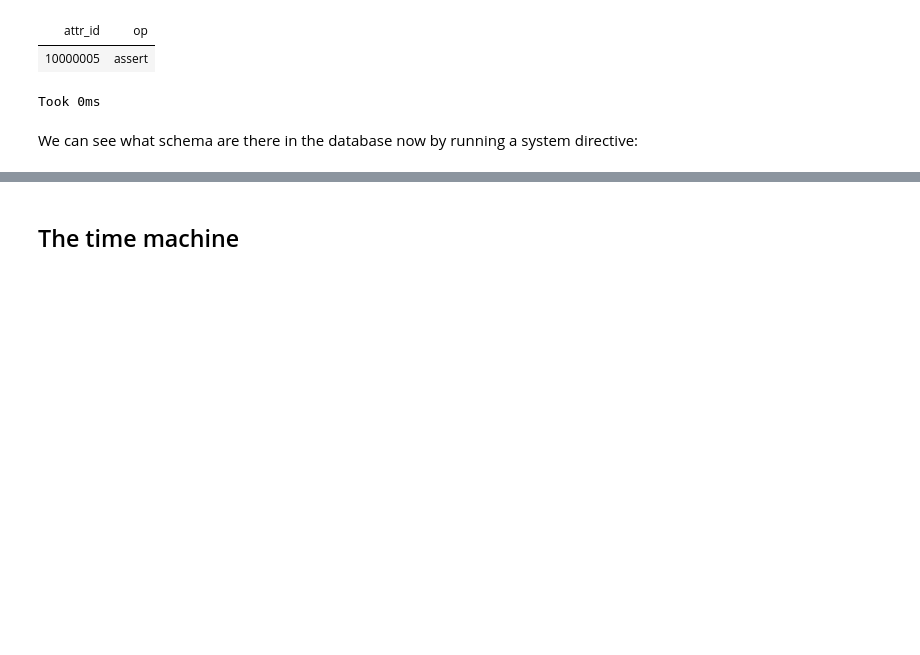
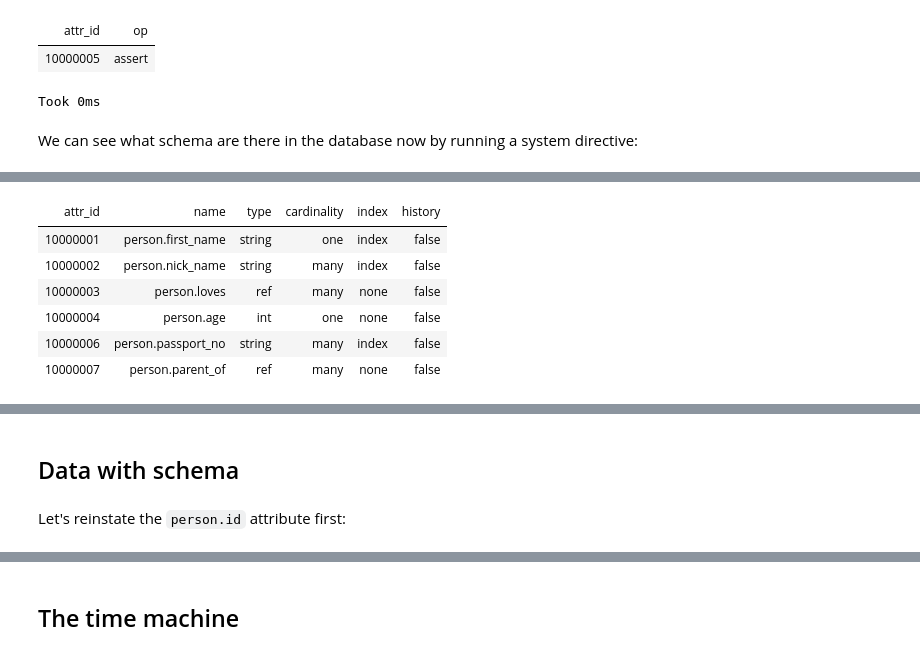
Before and after one commit to cozodb/cozo, a Jupyter notebook: tutorial/2-pilgrim.ipynb, the cells around one changed output, grey strips where cells are left out. Drawn from its saved outputs; the diff is of its cells as text; code cells hidden in the pictures; blank space fills up the shorter version.

```diff
--- a/tutorial/2-pilgrim.ipynb
+++ b/tutorial/2-pilgrim.ipynb
@@ -235,0 +308,10 @@ Took 0ms
+# %%
+:db schema
+# %% [output]
+| attr_id | name | type | cardinality | index | history |
+| 10000001 | person.first_name | string | one | index | false |
+| 10000002 | person.nick_name | string | many | index | false |
+| 10000003 | person.loves | ref | many | none | false |
+| 10000004 | person.age | int | one | none | false |
+| 10000006 | person.passport_no | string | many | index | false |
+| 10000007 | person.parent_of | ref | many | none | false |
@@ -235,0 +319,4 @@ Took 0ms
+# %% [markdown]
+## Data with schema
+# %% [markdown]
+Let's reinstate the `person.id` attribute first:
```
Also changed, not shown: parts of 58 cells of this notebook, 2 other files.
